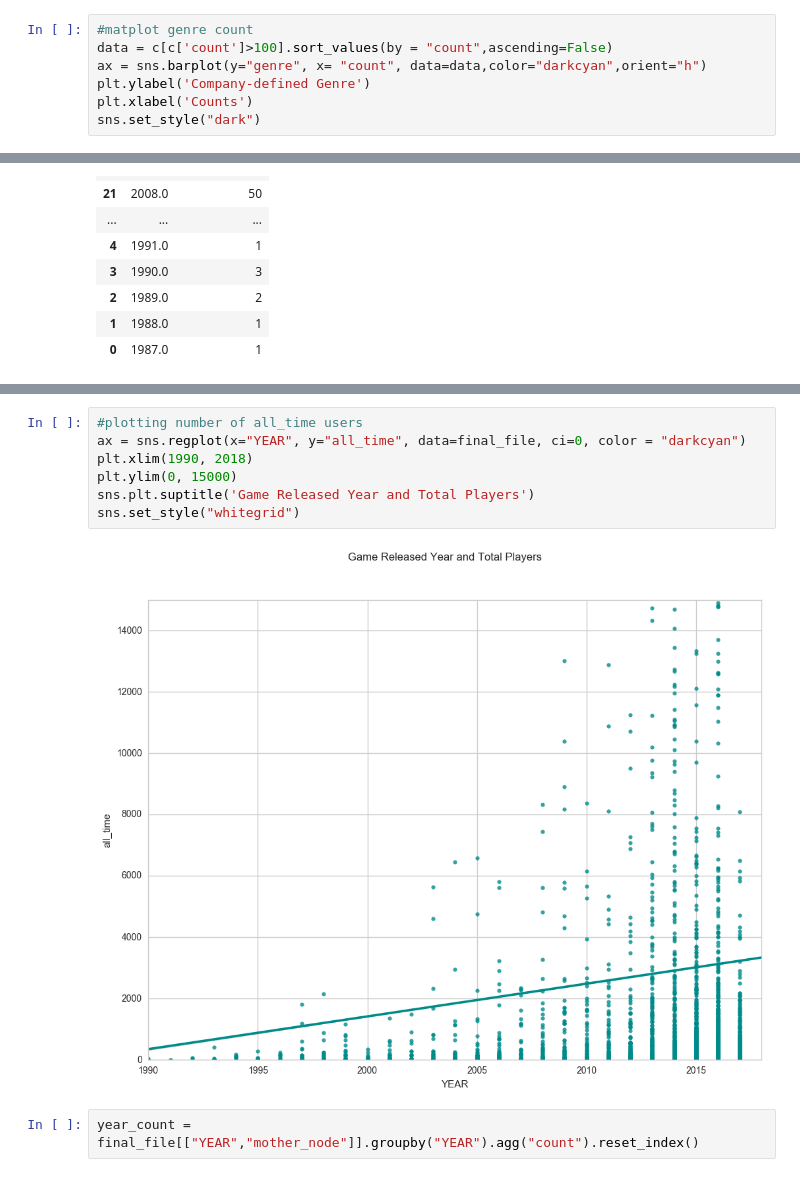
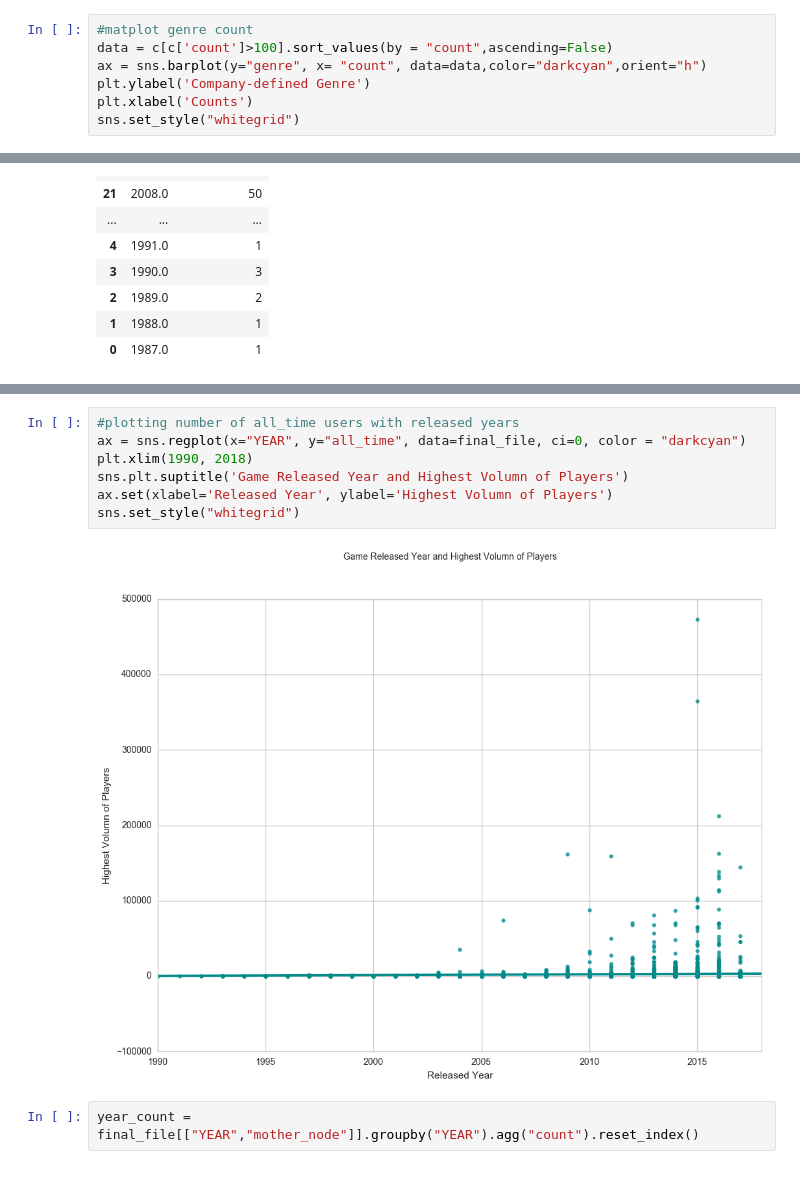
Before and after one commit to nycdatasci/bootcamp009_project, a Jupyter notebook: Project2-WebScraping/Jason_Chiu/Steam_data_exploration.ipynb, the cells around one changed output, grey strips where cells are left out. Cells and saved outputs as stored; diff of their text form.

```diff
--- a/Project2-WebScraping/Jason_Chiu/Steam_data_exploration.ipynb
+++ b/Project2-WebScraping/Jason_Chiu/Steam_data_exploration.ipynb
@@ -916,7 +952,7 @@ data = c[c['count']>100].sort_values(by = "count",ascending=False)
 ax = sns.barplot(y="genre", x= "count", data=data,color="darkcyan",orient="h")
 plt.ylabel('Company-defined Genre')
 plt.xlabel('Counts')
-sns.set_style("dark")
+sns.set_style("whitegrid")
 # %% [output]
 [figure]
 # %%
@@ -1418,14 +1460,14 @@ final_file[final_file["YEAR"]==1987.0]
 |  | mother_node | title_steam | app_id | user_rating | game_spcs | percent | reivew_users | keywords_list | ... |
 | 1863 | Police Quest Collection | Police Quest Collection | 494740 | NaN | Single-player | NaN | NaN | Adventure, Pixel Graphics, Classi... | ... |
 # %%
-#plotting number of all_time users
+#plotting number of all_time users with released years
 ax = sns.regplot(x="YEAR", y="all_time", data=final_file, ci=0, color = "darkcyan")
 plt.xlim(1990, 2018)
-plt.ylim(0, 15000)
-sns.plt.suptitle('Game Released Year and Total Players')
+sns.plt.suptitle('Game Released Year and Highest Volumn of Players')
+ax.set(xlabel='Released Year', ylabel='Highest Volumn of Players')
 sns.set_style("whitegrid")
 # %% [output]
-[figure, old version]
+[figure, new version]
 # %%
 year_count = final_file[["YEAR","mother_node"]].groupby("YEAR").agg("count").reset_index()
 # %%
```
Also changed, not shown: parts of 30 cells of this notebook, 2 other files.
